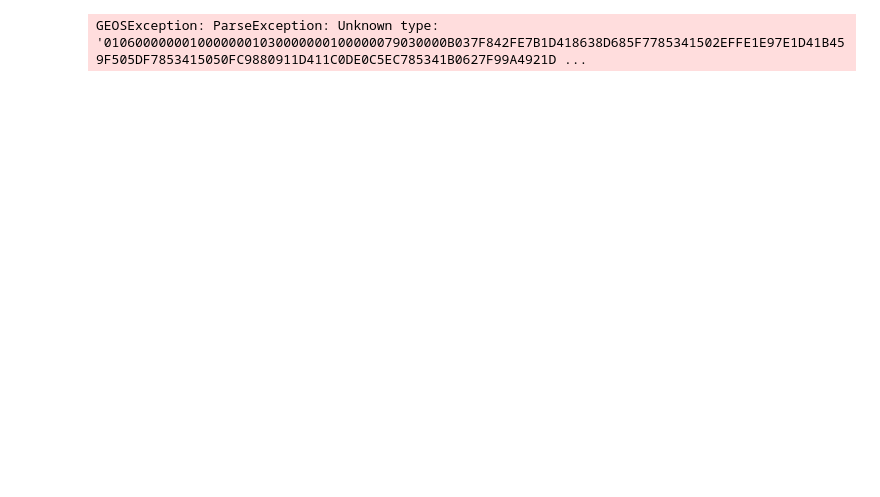
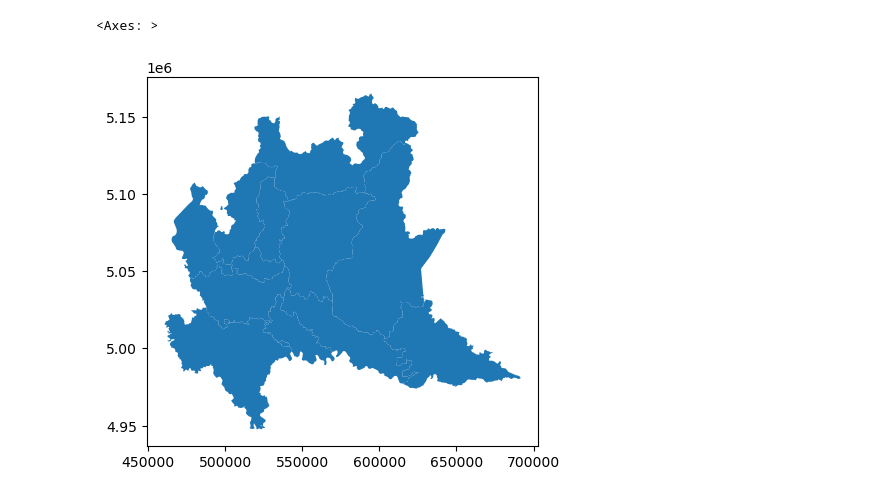
Before and after one commit to Black-Lights/AUPE, a Jupyter notebook: WS3.ipynb, the cells around one changed output. Cells and saved outputs as stored; diff of their text form; code cells hidden in the pictures; blank space fills up the shorter version.

Commit message:
Corrected the map and included the DB as text one

```diff
--- a/WS3.ipynb
+++ b/WS3.ipynb
@@ -24,55 +25,3 @@ def get_db_connection():
     except psycopg2.Error as e:
         app.logger.error(f"Error connecting to database: {e}")
         return None
-# %%
-#conn = get_db_connection()
-
-# Create a SQLAlchemy engine
-engine = create_engine(f'postgresql://{user}:{password}@{host}/{db_name}')
-
-# SQL query to retrieve the geometries as text
-sql = """
-SELECT
-    cod_reg,
-    cod_rip,
-    cod_prov,
-    ar_kmq,
-    nome,
-    uid,
-    ar_fr_p3p4,
-    ar_fr_p2,
-    ar_fr_p1,
-    pop_fr_p2,
-    pop_fr_p1,
-    ed_fr_p2,
-    ed_fr_p1,
-    ar_frp3p4p,
-    popfrp3p4p,
-    ed_fr_p3p4,
-    edfrp3p4p,
-    geometry as geom
-FROM dataset
-"""
-#ST_AsText(geometry) as geom
-# Step 1: Read the data from the database
-df = pd.read_sql(sql, engine)
-
-# Step 2: Convert the text geometries to Shapely geometries
-df['geometry'] = df['geom'].apply(wkt.loads)
-df = df.drop(columns='geom')  # Drop the text geometry column
-
-# Step 3: Convert the DataFrame to a GeoDataFrame
-gdf = gpd.GeoDataFrame(df, geometry='geometry')
-
-# Step 4: Set the correct CRS (Coordinate Reference System)
-gdf.set_crs(epsg=4326, inplace=True)  # Replace 4326 with your actual SRID
-
-# Check the GeoDataFrame
-
-print(gdf.crs)
-
-# Close the SQLAlchemy engine
-engine.dispose()
-gdf.plot()
-# %% [output]
-GEOSException: ParseException: Unknown type: '01060000000100000001030000000100000079030000B037F842FE7B1D418638D685F7785341502EFFE1E97E1D41B459F505DF7853415050FC9880911D411C0DE0C5EC785341B0627F99A4921D ...
@@ -78,0 +64,19 @@ GEOSException: ParseException: Unknown type: '0106000000010000000103000000010000
+# %%
+# Step 2: Convert the WKB geometries to Shapely geometries
+df['geom_wkb'] = df['geom_wkb'].apply(memoryview_to_bytes)
+df['geometry'] = df['geom_wkb'].apply(wkb.loads)
+
+#print (df)
+# %%
+# Drop the WKB geometry column as it's no longer needed
+df = df.drop(columns='geom_wkb' )
+geometry = df.pop('geometry')
+
+df1 = pd.DataFrame()
+
+gdf1 = gpd.GeoDataFrame(geometry)
+# %%
+gdf1.plot()
+# %% [output]
+<Axes: >
+[figure, added]
```
Also changed, not shown: parts of 23 cells of this notebook, 3 other files.
